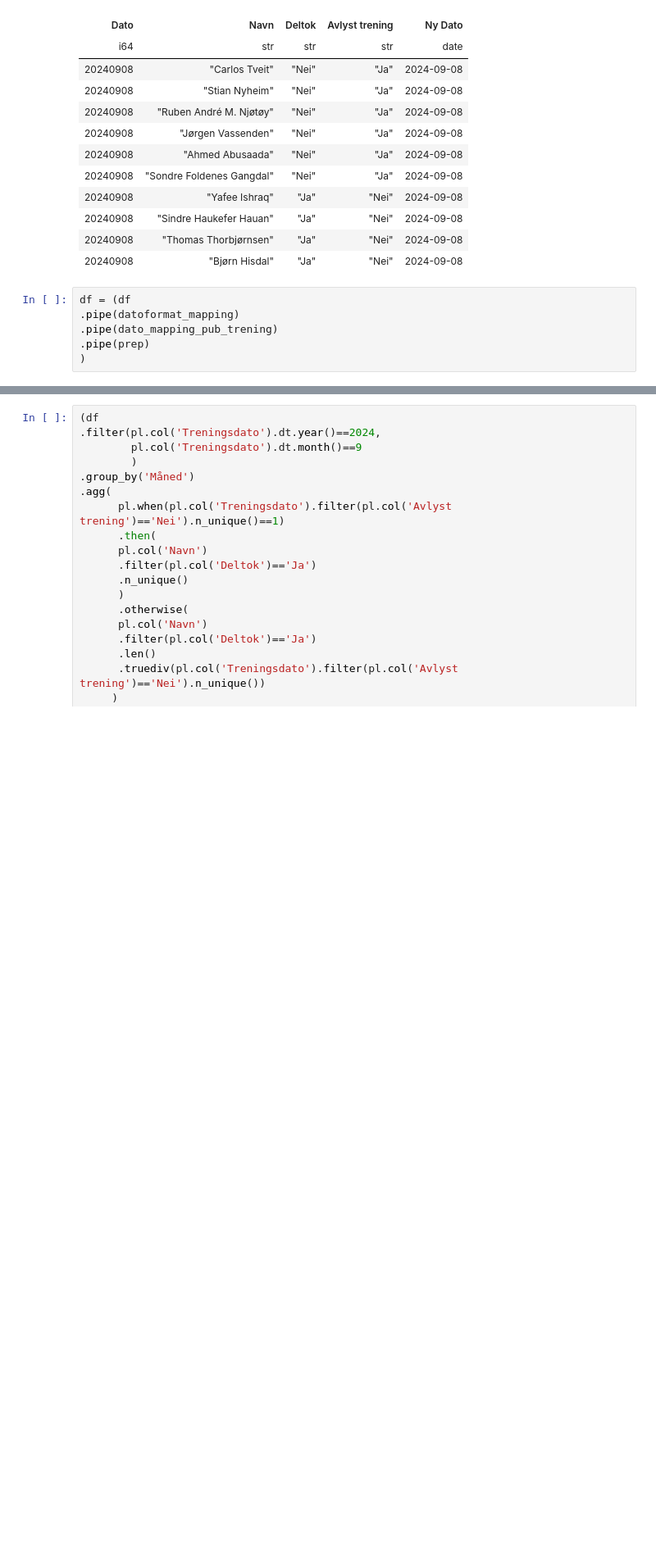
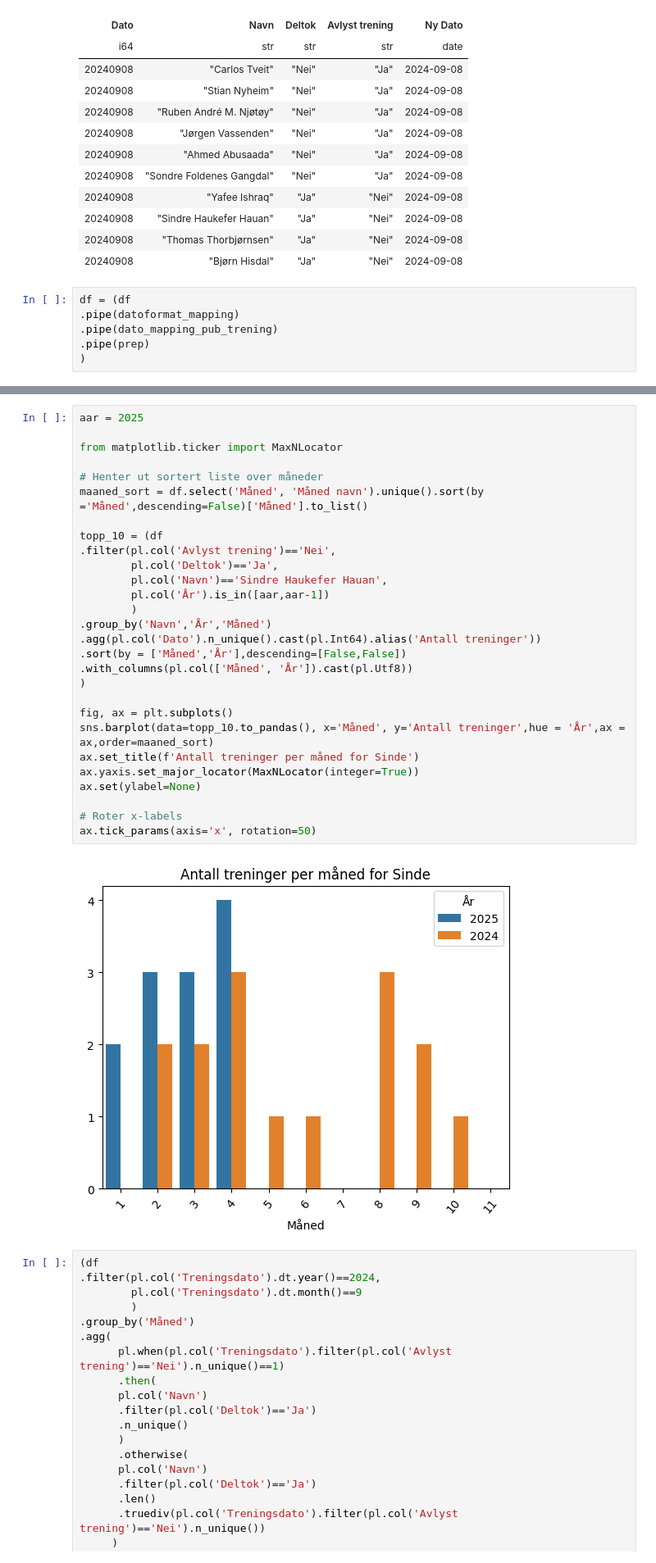
Before and after one commit to PolarsDude/treningsstatistikk-, a Jupyter notebook: test_fil.ipynb, the cells around one changed output, grey strips where cells are left out. Shown at 82% size. Drawn from its saved outputs; the diff is of its cells as text; blank space fills up the shorter version.

```diff
--- a/test_fil.ipynb
+++ b/test_fil.ipynb
@@ -54,3 +81,33 @@ df.select('År').unique().to_series().to_list()
+# %%
+aar = 2025
+
+from matplotlib.ticker import MaxNLocator
+
+# Henter ut sortert liste over måneder
+maaned_sort = df.select('Måned', 'Måned navn').unique().sort(by ='Måned',descending=False)['Måned'].to_list()
+
+topp_10 = (df
+.filter(pl.col('Avlyst trening')=='Nei',
+        pl.col('Deltok')=='Ja',
+        pl.col('Navn')=='Sindre Haukefer Hauan',
+        pl.col('År').is_in([aar,aar-1])
+        )
+.group_by('Navn','År','Måned')
+.agg(pl.col('Dato').n_unique().cast(pl.Int64).alias('Antall treninger'))
+.sort(by = ['Måned','År'],descending=[False,False])
+.with_columns(pl.col(['Måned', 'År']).cast(pl.Utf8))
+)
+
+fig, ax = plt.subplots()
+sns.barplot(data=topp_10.to_pandas(), x='Måned', y='Antall treninger',hue = 'År',ax = ax,order=maaned_sort)
+ax.set_title(f'Antall treninger per måned for Sinde')
+ax.yaxis.set_major_locator(MaxNLocator(integer=True))
+ax.set(ylabel=None)
+
+# Roter x-labels
+ax.tick_params(axis='x', rotation=50)
+# %% [output]
+[figure, added]
 # %%
 (df
 .filter(pl.col('Treningsdato').dt.year()==2024,
```
Also changed, not shown: parts of 3 cells of this notebook, 1 other file.
